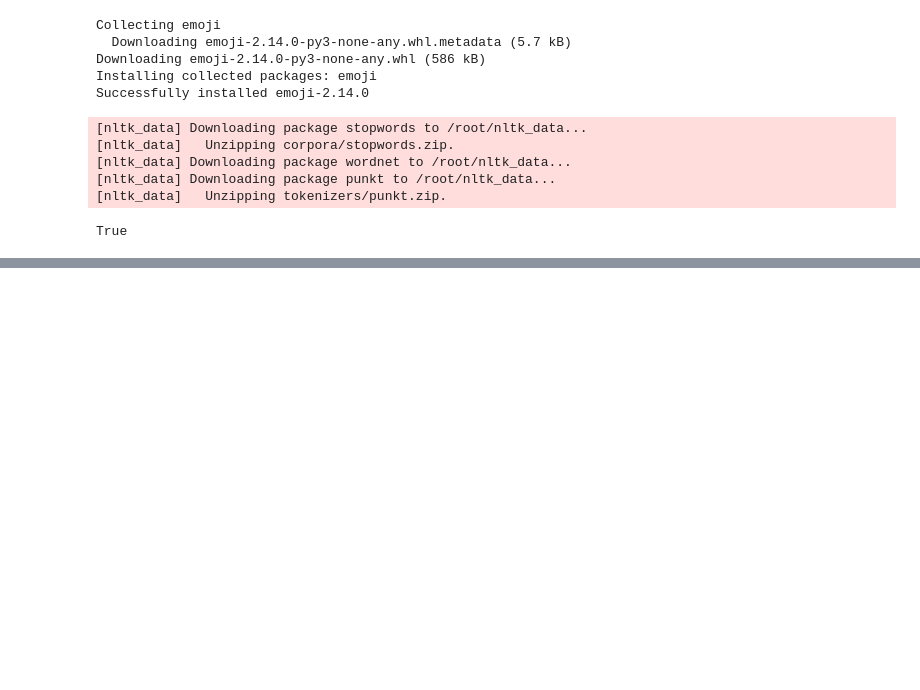
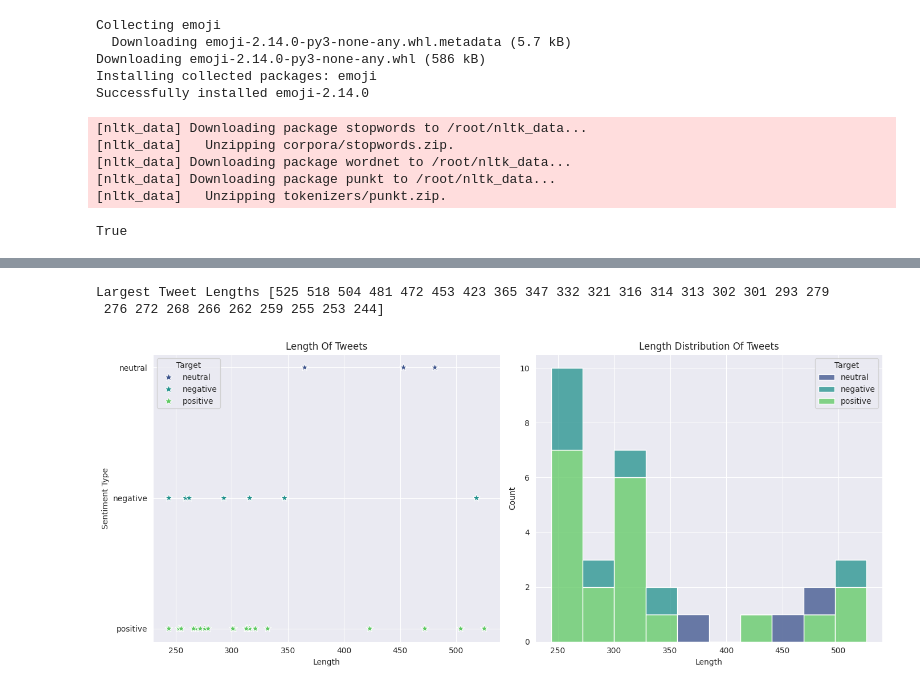
Before and after one commit to kavyakalivarapu-lab/ML-project, a Jupyter notebook: sm_sentimentAnalysis.ipynb, the cells around one changed output, grey strips where cells are left out. Saved outputs shown, nothing was run; the diff lists cells and outputs as text; code cells hidden in the pictures; blank space fills up the shorter version.

```diff
--- a/sm_sentimentAnalysis.ipynb
+++ b/sm_sentimentAnalysis.ipynb
@@ -241,0 +261,23 @@ KeyError: ('Tweets', 'cleaned_Tweet')
+# %%
+largest_tweet_len=train['cleaned_Tweet'].str.len().nlargest(30).unique()
+filtered_data=train[train['cleaned_Tweet'].str.len().isin(largest_tweet_len)]
+print("Largest Tweet Lengths",largest_tweet_len)
+fig,axes=plt.subplots(1,2,figsize=(14,6))
+sns.scatterplot(x=filtered_data['cleaned_Tweet'].str.len(),y=filtered_data['Target']
+                ,ax=axes[0],hue=train['Target'],palette='viridis',marker='*',s=100)
+axes[0].set_title("Length Of Tweets")
+axes[0].set_xlabel("Length")
+axes[0].set_ylabel("Sentiment Type")
+
+sns.histplot(x=filtered_data['cleaned_Tweet'].str.len(),ax=axes[1],hue=train['Target'],
+             multiple='stack',bins=10,palette='viridis')
+axes[1].set_title("Length Distribution Of Tweets")
+axes[1].set_xlabel("Length")
+axes[1].set_ylabel("Count")
+
+plt.tight_layout()
+plt.show()
+# %% [output]
+Largest Tweet Lengths [525 518 504 481 472 453 423 365 347 332 321 316 314 313 302 301 293 279
+ 276 272 268 266 262 259 255 253 244]
+[figure, added]
```
Also changed, not shown: parts of 7 cells of this notebook.
